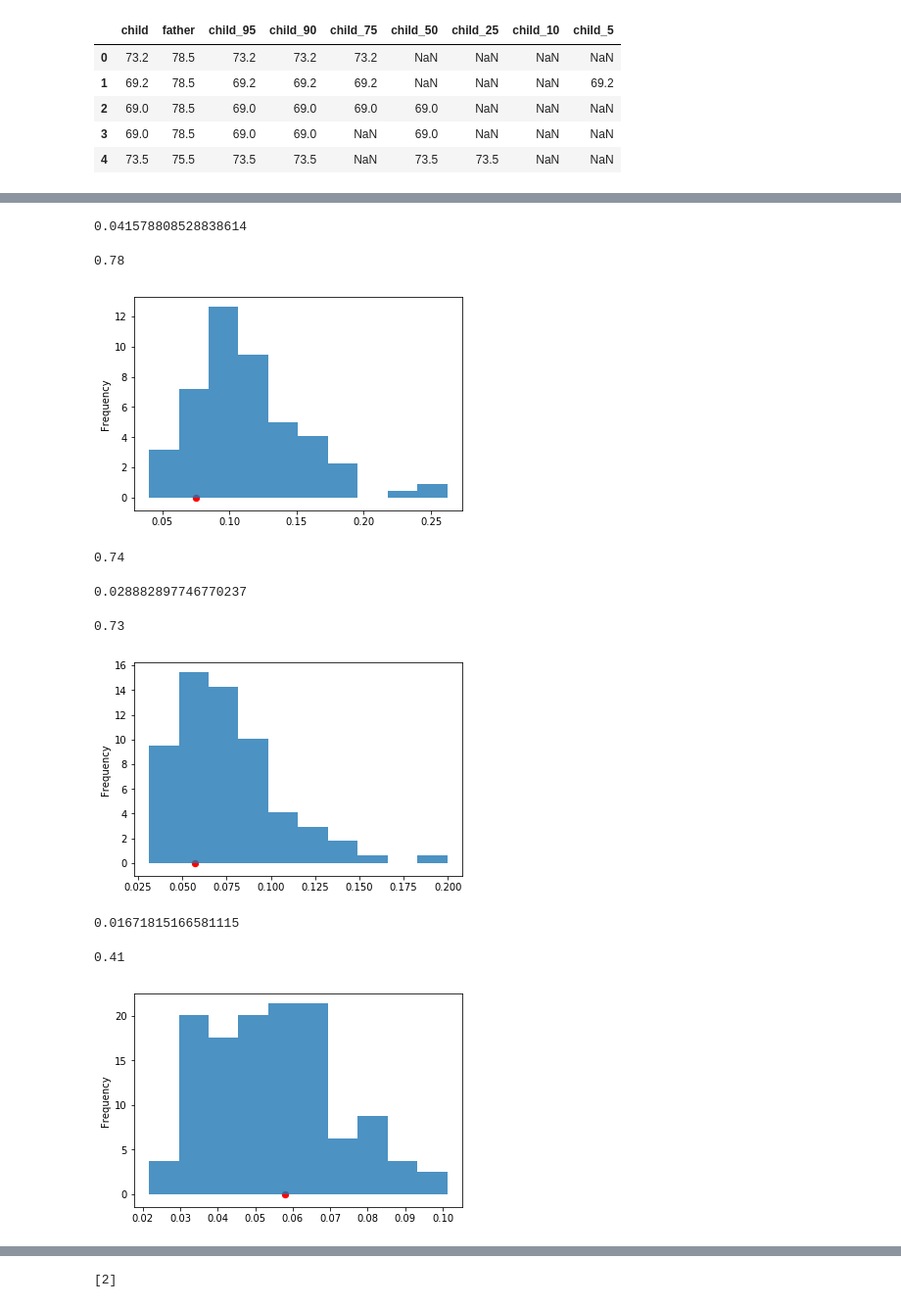
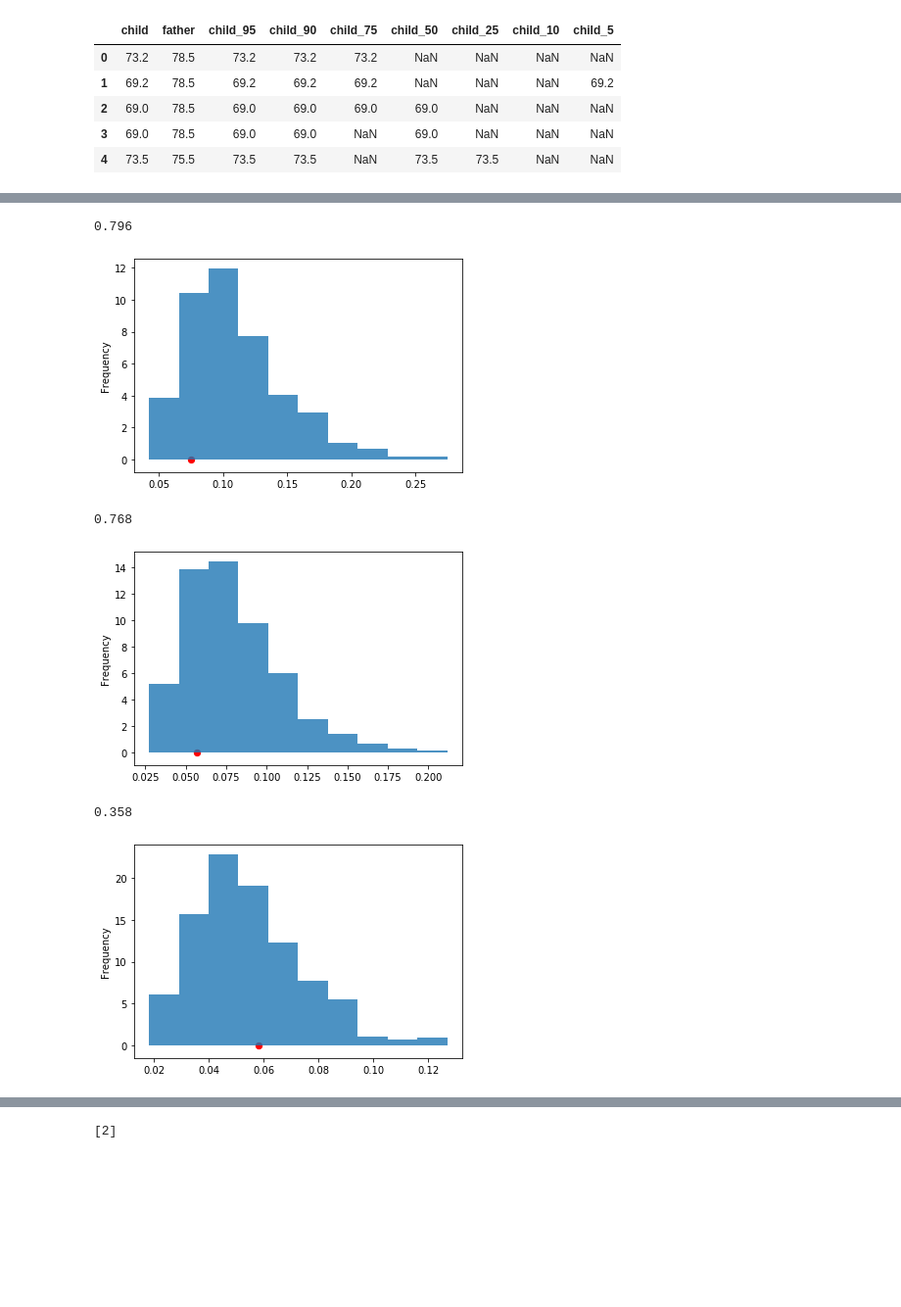
Before and after one commit to AECassAWei/dsc80-wi20, a Jupyter notebook: labs/lab05/lab05.ipynb, the cells around one changed output, grey strips where cells are left out. Shown at 98% size. Drawn from its saved outputs; the diff is of its cells as text; code cells hidden in the pictures; blank space fills up the shorter version.

```diff
--- a/labs/lab05/lab05.ipynb
+++ b/labs/lab05/lab05.ipynb
@@ -284,13 +275,11 @@ def ks_permutation(df, test, depend, N=100):
         # add it to the list of results
         kslist.append(ks)
 
-    print(np.std(kslist))
-
     pd.Series(kslist).plot(kind='hist', density=True, alpha=0.8)
     plt.scatter(obs_ks, 0, color='red', s=40);
 
     # return np.min([np.count_nonzero(kslist >= obs_ks) / len(kslist), np.count_nonzero(kslist <= obs_ks) / len(kslist)])
-    return np.count_nonzero(np.array(kslist) >= obs_ks) / len(kslist) #, np.count_nonzero(kslist <= obs_ks) / len(kslist)])
+    return np.count_nonzero(kslist >= obs_ks) / len(kslist) #, np.count_nonzero(kslist <= obs_ks) / len(kslist)])
 # %%
 ks_permutation(payments_age, 'credit_card_number', 'age', 100000) # Verify if my function is correct
 # %% [output]
@@ -360,23 +349,16 @@ lab.verify_child(heights)
 # %%
-ks_permutation(heights, 'child_95', 'father', 100) # Do we need to consider both end in this case then??
+ks_permutation(heights, 'child_95', 'father', 500) # Do we need to consider both end in this case then??
 # %% [output]
-0.041578808528838614
+0.796
-0.78
-[figure, old version]
+[figure, new version]
-# %%
-lab.ks_permutation(heights, 'child_95', 'father', 100)
-# %% [output]
-0.74
 # %%
-ks_permutation(heights, 'child_90', 'father', 100)
+ks_permutation(heights, 'child_90', 'father', 500)
 # %% [output]
-0.028882897746770237
+0.768
-0.73
-[figure, old version]
+[figure, new version]
 # %%
-ks_permutation(heights, 'child_75', 'father', 100)
+ks_permutation(heights, 'child_75', 'father', 500)
 # %% [output]
-0.01671815166581115
+0.358
-0.41
-[figure, old version]
+[figure, new version]
 # %%
```
Also changed, not shown: parts of 23 cells of this notebook, 2 other files.
